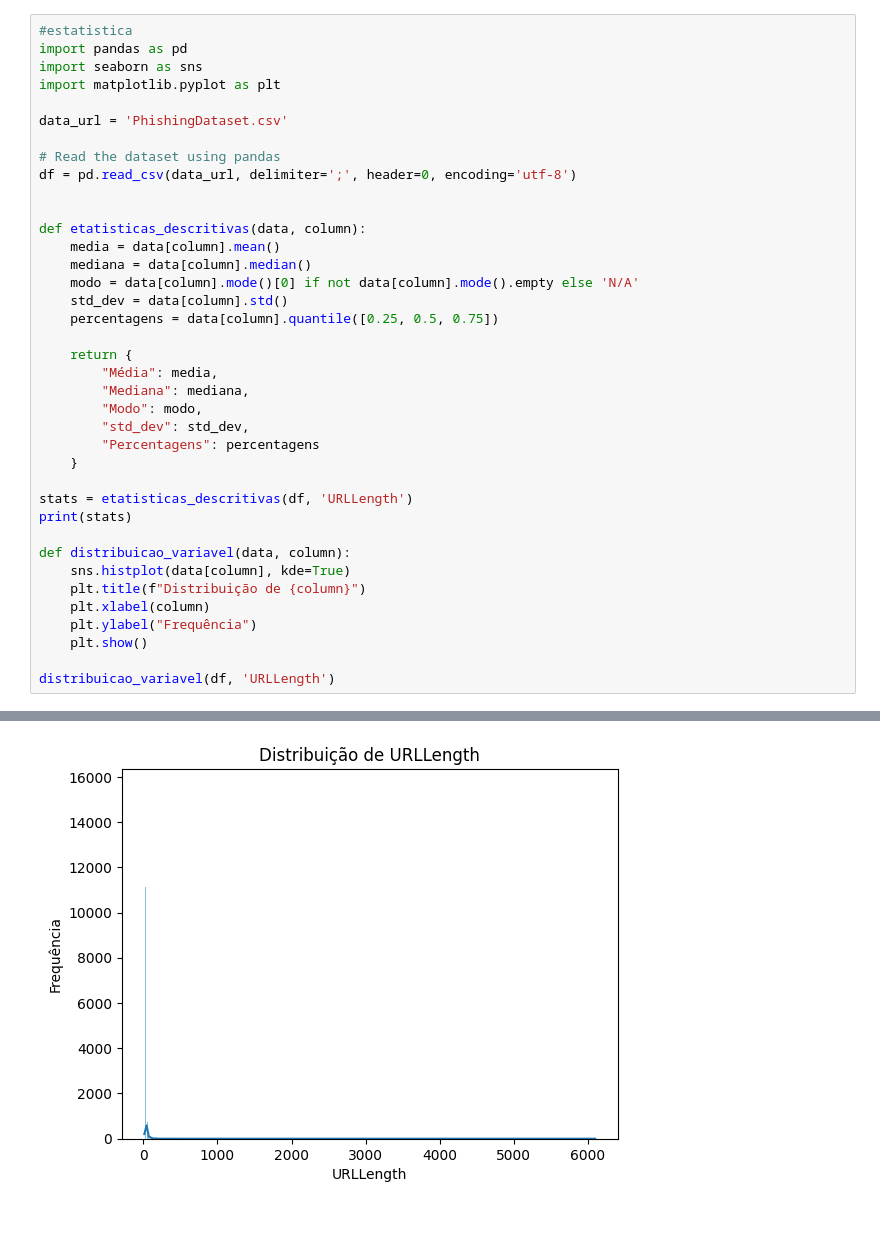
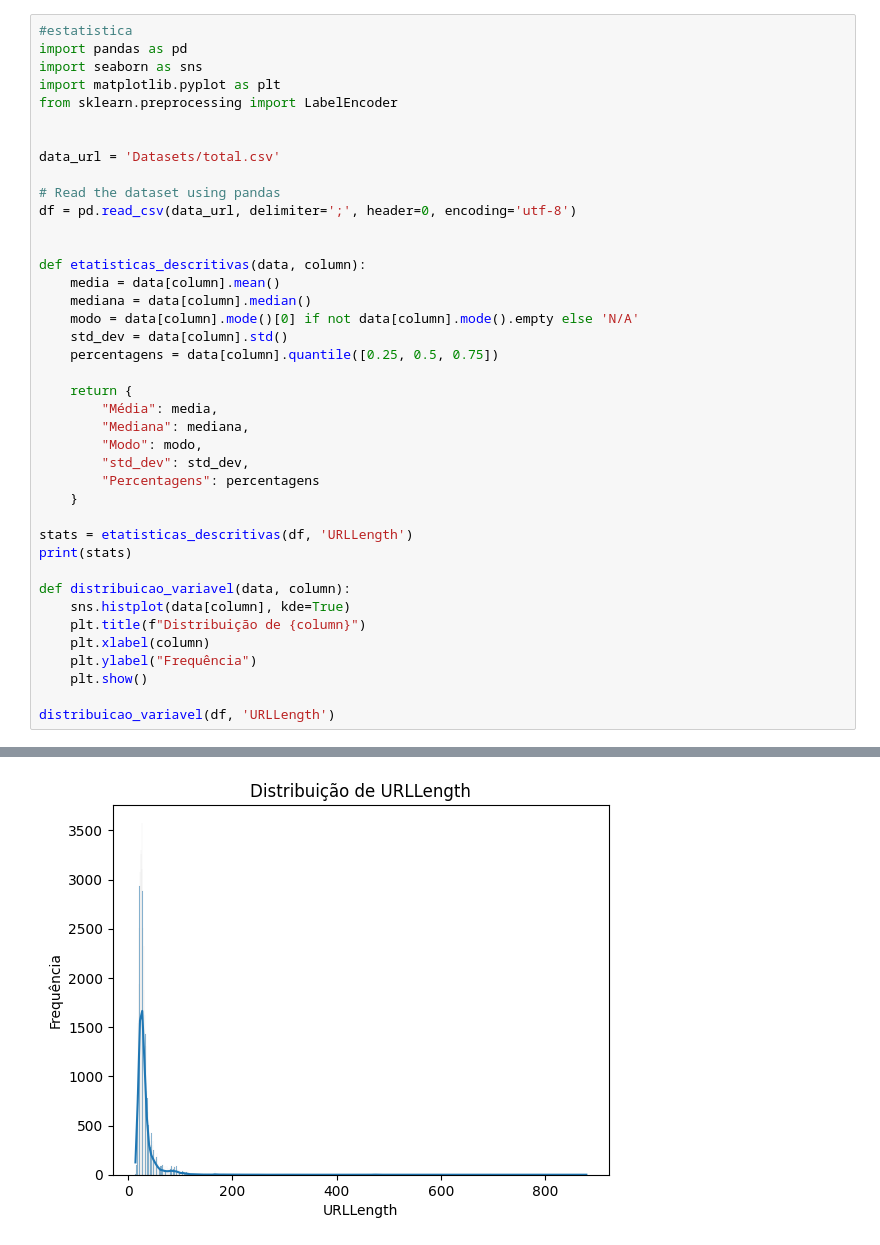
Before and after one commit to RicardoKermit/Ciber_group6, a Jupyter notebook: Projeto/Main.ipynb, the cells around one changed output, grey strips where cells are left out. Drawn from its saved outputs; the diff is of its cells as text.

```diff
--- a/Projeto/Main.ipynb
+++ b/Projeto/Main.ipynb
@@ -5,8 +5,10 @@ READ DATASET PhishingDataset.csv
 import pandas as pd
 import seaborn as sns
 import matplotlib.pyplot as plt
+from sklearn.preprocessing import LabelEncoder
 
-data_url = 'PhishingDataset.csv'
+
+data_url = 'Datasets/total.csv'
 
 # Read the dataset using pandas
 df = pd.read_csv(data_url, delimiter=';', header=0, encoding='utf-8')
@@ -43,4 +45,4 @@ distribuicao_variavel(df, 'URLLength')
 0.50    27.0
 0.75    34.0
 Name: URLLength, dtype: float64}
-[figure, old version]
+[figure, new version]
```
Also changed, not shown: parts of 21 cells of this notebook.
